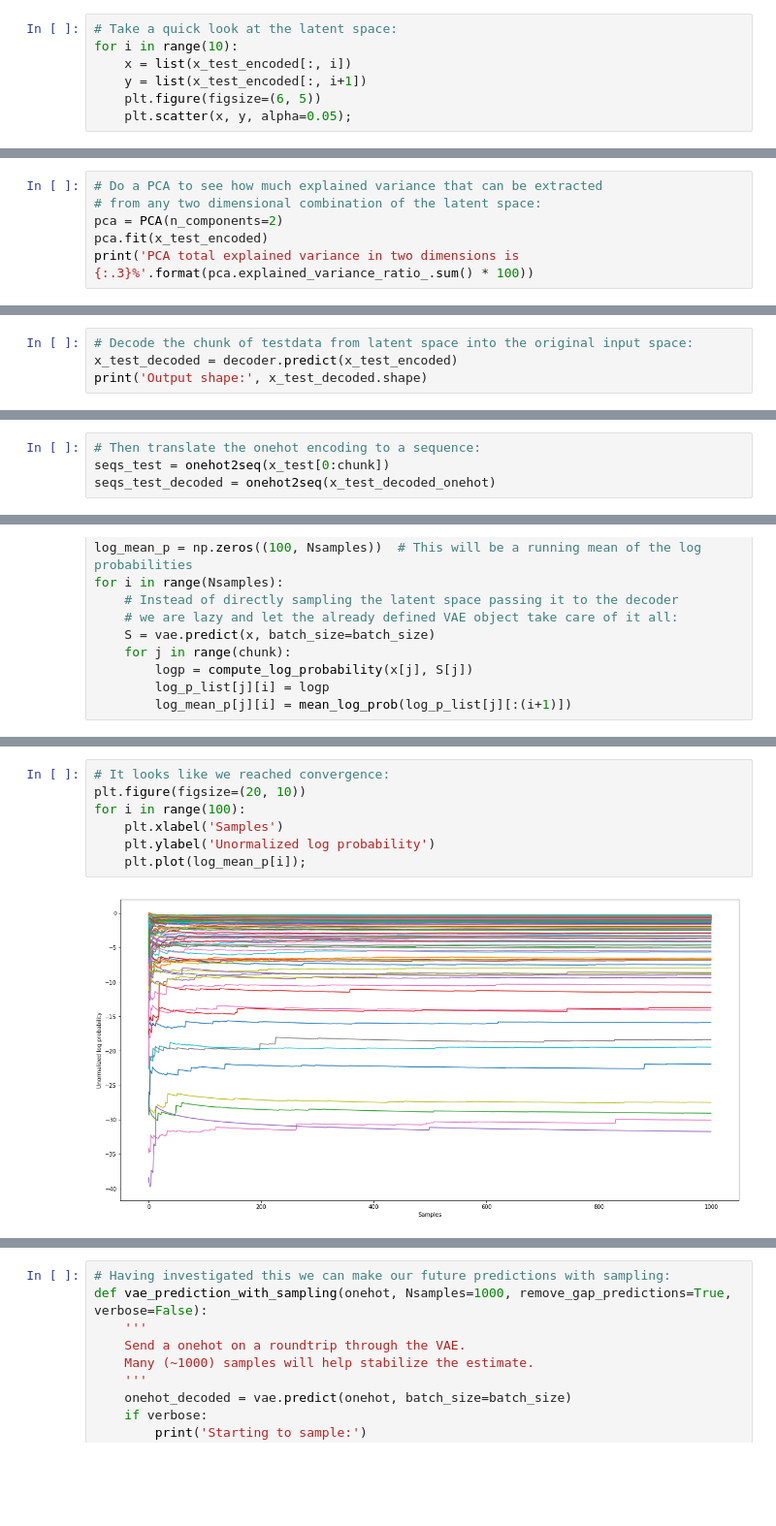
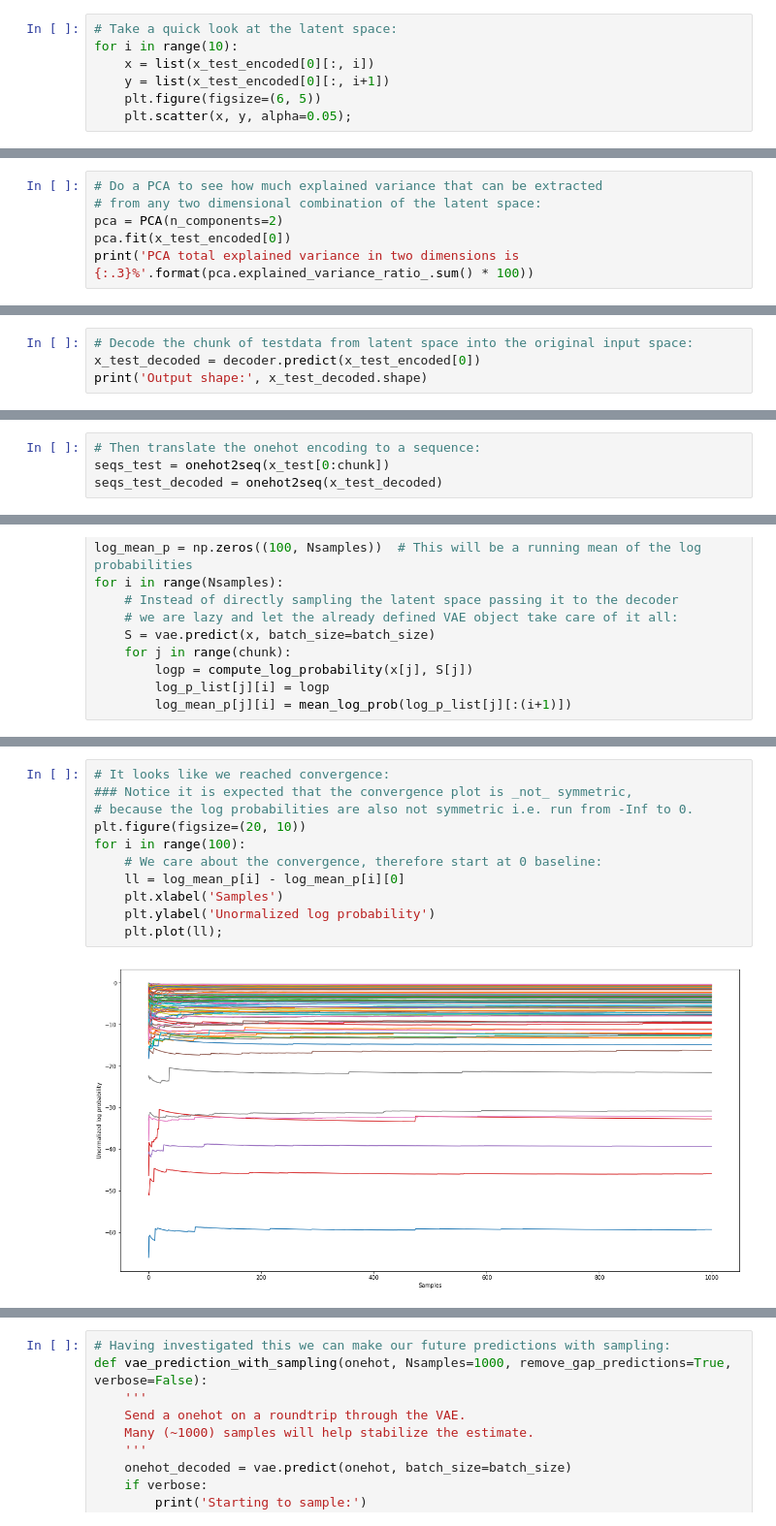
Before and after one commit to matsengrp/vampire, a Jupyter notebook: two_layer_dense_vae.ipynb, the cells around one changed output, grey strips where cells are left out. Shown at 97% size. Cells and saved outputs as stored; diff of their text form; blank space fills up the shorter version.

```diff
--- a/two_layer_dense_vae.ipynb
+++ b/two_layer_dense_vae.ipynb
@@ -255,8 +270,8 @@ Output shape: (10000, 200)
 # %%
 # Take a quick look at the latent space:
 for i in range(10):
-    x = list(x_test_encoded[:, i])
-    y = list(x_test_encoded[:, i+1])
+    x = list(x_test_encoded[0][:, i])
+    y = list(x_test_encoded[0][:, i+1])
     plt.figure(figsize=(6, 5))
     plt.scatter(x, y, alpha=0.05);
 # %% [output]
@@ -274,6 +289,6 @@ for i in range(10):
 # Do a PCA to see how much explained variance that can be extracted
 # from any two dimensional combination of the latent space:
 pca = PCA(n_components=2)
-pca.fit(x_test_encoded)
+pca.fit(x_test_encoded[0])
 print('PCA total explained variance in two dimensions is {:.3}%'.format(pca.explained_variance_ratio_.sum() * 100))
 # %% [output]
@@ -290,6 +305,6 @@ plt.scatter(x, y, alpha=0.2);
 # %%
 # Decode the chunk of testdata from latent space into the original input space:
-x_test_decoded = decoder.predict(x_test_encoded)
+x_test_decoded = decoder.predict(x_test_encoded[0])
 print('Output shape:', x_test_decoded.shape)
 # %% [output]
 Output shape: (10000, 149, 21)
@@ -313,7 +328,7 @@ The sum of probabilities at all 149 positions one is: 148.999989986
 # %%
 # Then translate the onehot encoding to a sequence:
 seqs_test = onehot2seq(x_test[0:chunk])
-seqs_test_decoded = onehot2seq(x_test_decoded_onehot)
+seqs_test_decoded = onehot2seq(x_test_decoded)
 # %%
 # Finally, compare the input sequences with those that have been a roundtrip through the VAE:
 mismatches = 0
@@ -393,9 +426,13 @@ plt.hist(log_p_list[0]);
 # %%
 # It looks like we reached convergence:
+### Notice it is expected that the convergence plot is _not_ symmetric,
+# because the log probabilities are also not symmetric i.e. run from -Inf to 0.
 plt.figure(figsize=(20, 10))
 for i in range(100):
+    # We care about the convergence, therefore start at 0 baseline:
+    ll = log_mean_p[i] - log_mean_p[i][0]
     plt.xlabel('Samples')
     plt.ylabel('Unormalized log probability')
-    plt.plot(log_mean_p[i]);
+    plt.plot(ll);
 # %% [output]
-[figure, old version]
+[figure, new version]
```
Also changed, not shown: parts of 38 cells of this notebook.
